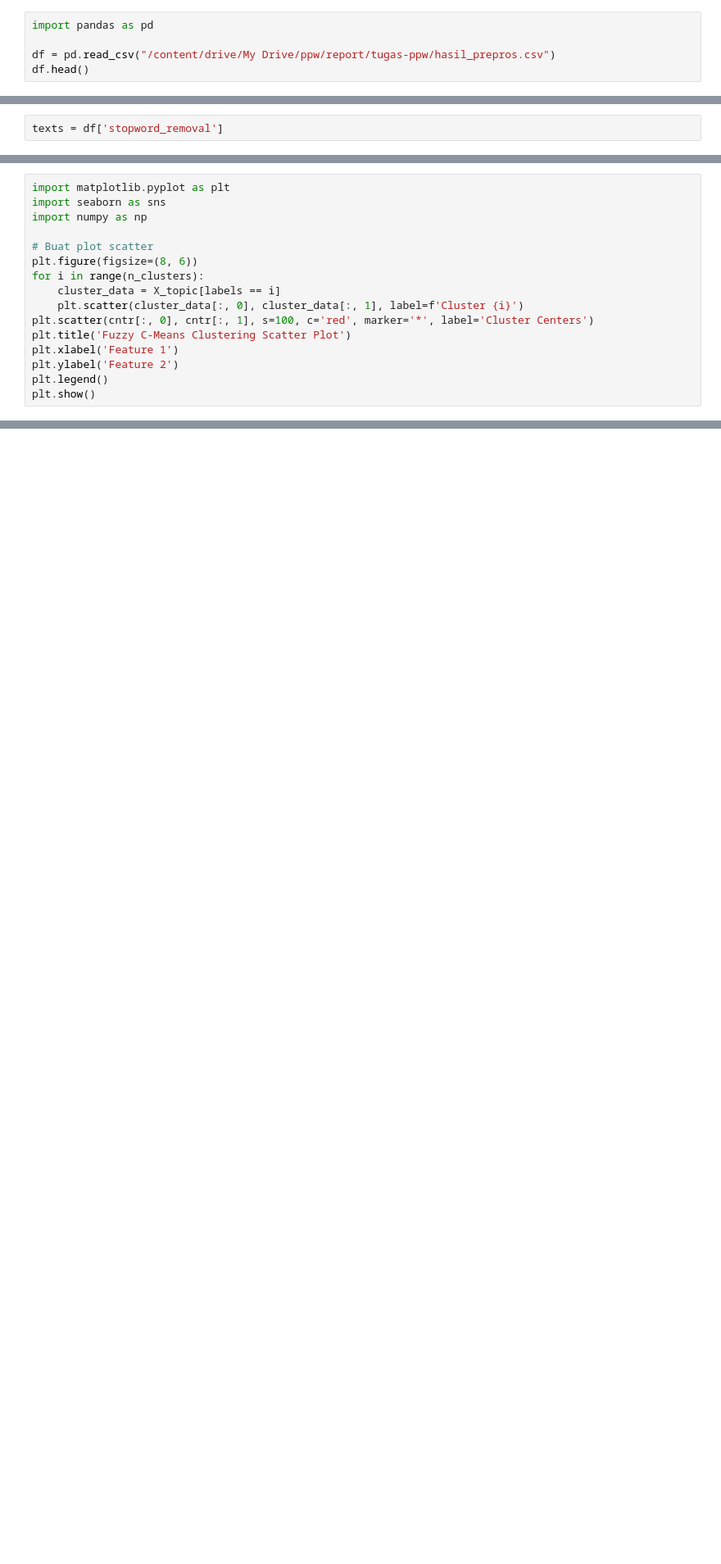
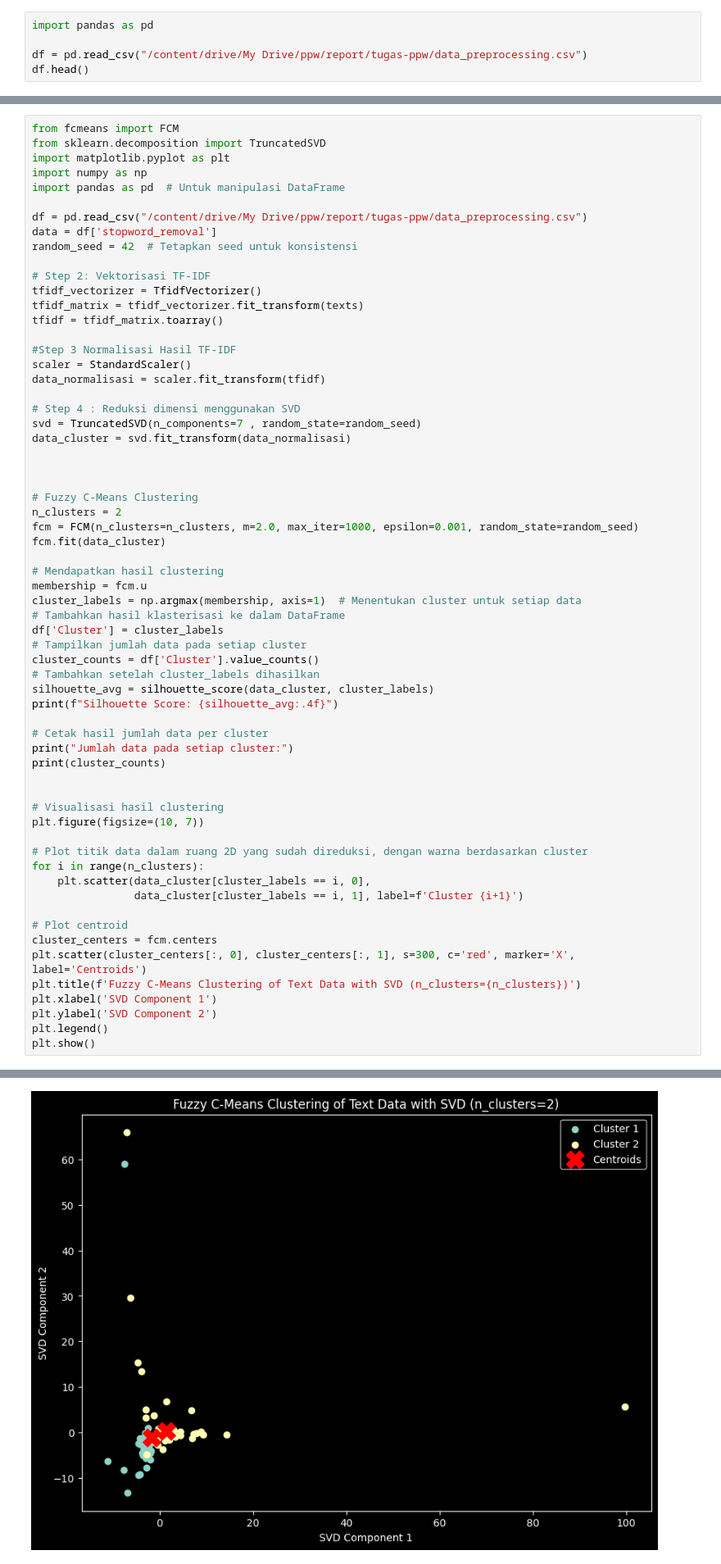
Before and after one commit to rifqi-qi/ppw, a Jupyter notebook: _sources/tugas-ppw/tugas-8.ipynb, the cells around one changed output, grey strips where cells are left out. Shown at 82% size. Cells and saved outputs as stored; diff of their text form; blank space fills up the shorter version.

```diff
--- a/_sources/tugas-ppw/tugas-8.ipynb
+++ b/_sources/tugas-ppw/tugas-8.ipynb
@@ -8,6 +30,6 @@ Mounted at /content/drive
 # %%
 import pandas as pd
 
-df = pd.read_csv("/content/drive/My Drive/ppw/report/tugas-ppw/hasil_prepros.csv")
+df = pd.read_csv("/content/drive/My Drive/ppw/report/tugas-ppw/data_preprocessing.csv")
 df.head()
 # %% [output]
@@ -136,2 +43,0 @@ Requirement already satisfied: scikit-fuzzy in /usr/local/lib/python3.10/dist-pa
-# %%
-texts = df['stopword_removal']
@@ -258,16 +43,0 @@ labels = np.argmax(u, axis=0)
-# %%
-import matplotlib.pyplot as plt
-import seaborn as sns
-import numpy as np
-
-# Buat plot scatter
-plt.figure(figsize=(8, 6))
-for i in range(n_clusters):
-    cluster_data = X_topic[labels == i]
-    plt.scatter(cluster_data[:, 0], cluster_data[:, 1], label=f'Cluster {i}')
-plt.scatter(cntr[:, 0], cntr[:, 1], s=100, c='red', marker='*', label='Cluster Centers')
-plt.title('Fuzzy C-Means Clustering Scatter Plot')
-plt.xlabel('Feature 1')
-plt.ylabel('Feature 2')
-plt.legend()
-plt.show()
@@ -275,0 +213,64 @@ plt.show()
+# %%
+from fcmeans import FCM
+from sklearn.decomposition import TruncatedSVD
+import matplotlib.pyplot as plt
+import numpy as np
+import pandas as pd  # Untuk manipulasi DataFrame
+
+df = pd.read_csv("/content/drive/My Drive/ppw/report/tugas-ppw/data_preprocessing.csv")
+data = df['stopword_removal']
+random_seed = 42  # Tetapkan seed untuk konsistensi
+
+# Step 2: Vektorisasi TF-IDF
+tfidf_vectorizer = TfidfVectorizer()
+tfidf_matrix = tfidf_vectorizer.fit_transform(texts)
+tfidf = tfidf_matrix.toarray()
+
+#Step 3 Normalisasi Hasil TF-IDF
+scaler = StandardScaler()
+data_normalisasi = scaler.fit_transform(tfidf)
+
+# Step 4 : Reduksi dimensi menggunakan SVD
+svd = TruncatedSVD(n_components=7 , random_state=random_seed)
+data_cluster = svd.fit_transform(data_normalisasi)
+
+
+
+# Fuzzy C-Means Clustering
+n_clusters = 2
+fcm = FCM(n_clusters=n_clusters, m=2.0, max_iter=1000, epsilon=0.001, random_state=random_seed)
+fcm.fit(data_cluster)
+
+# Mendapatkan hasil clustering
+membership = fcm.u
+cluster_labels = np.argmax(membership, axis=1)  # Menentukan cluster untuk setiap data
+# Tambahkan hasil klasterisasi ke dalam DataFrame
+df['Cluster'] = cluster_labels
+# Tampilkan jumlah data pada setiap cluster
+cluster_counts = df['Cluster'].value_counts()
+# Tambahkan setelah cluster_labels dihasilkan
+silhouette_avg = silhouette_score(data_cluster, cluster_labels)
+print(f"Silhouette Score: {silhouette_avg:.4f}")
+
+# Cetak hasil jumlah data per cluster
+print("Jumlah data pada setiap cluster:")
+print(cluster_counts)
+
+
+# Visualisasi hasil clustering
+plt.figure(figsize=(10, 7))
+
+# Plot titik data dalam ruang 2D yang sudah direduksi, dengan warna berdasarkan cluster
+for i in range(n_clusters):
+    plt.scatter(data_cluster[cluster_labels == i, 0],
+                data_cluster[cluster_labels == i, 1], label=f'Cluster {i+1}')
+
+# Plot centroid
+cluster_centers = fcm.centers
+plt.scatter(cluster_centers[:, 0], cluster_centers[:, 1], s=300, c='red', marker='X', label='Centroids')
+plt.title(f'Fuzzy C-Means Clustering of Text Data with SVD (n_clusters={n_clusters})')
+plt.xlabel('SVD Component 1')
+plt.ylabel('SVD Component 2')
+plt.legend()
+plt.show()
+# %% [output]
@@ -275,0 +283 @@ plt.show()
+[figure, added]
```
Also changed, not shown: parts of 44 cells of this notebook, 29 other files.
